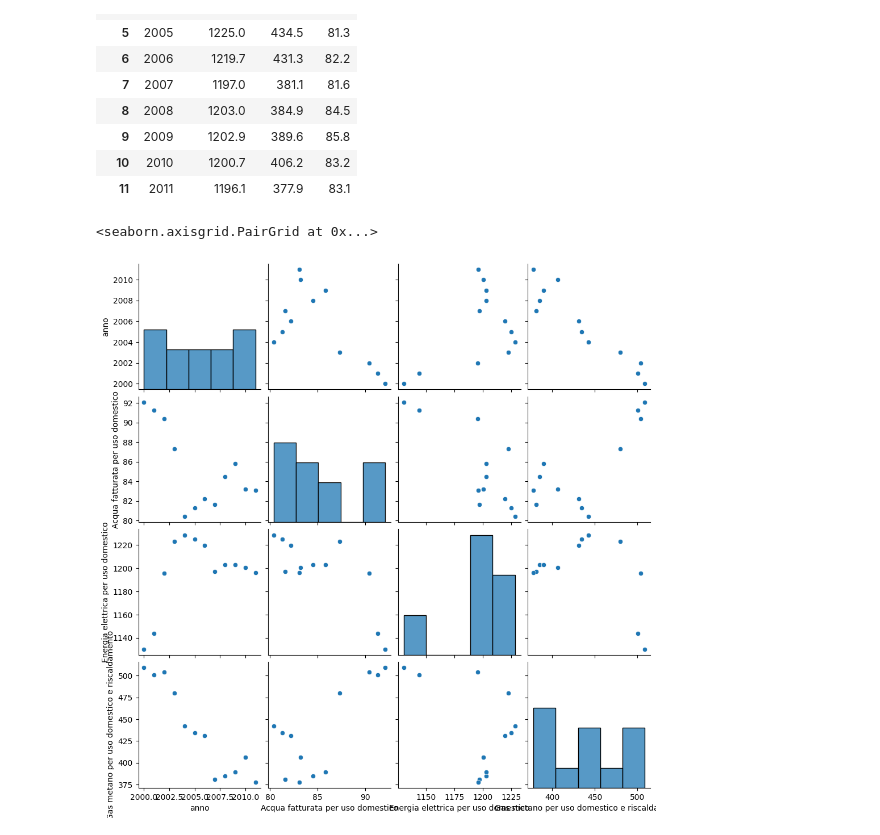
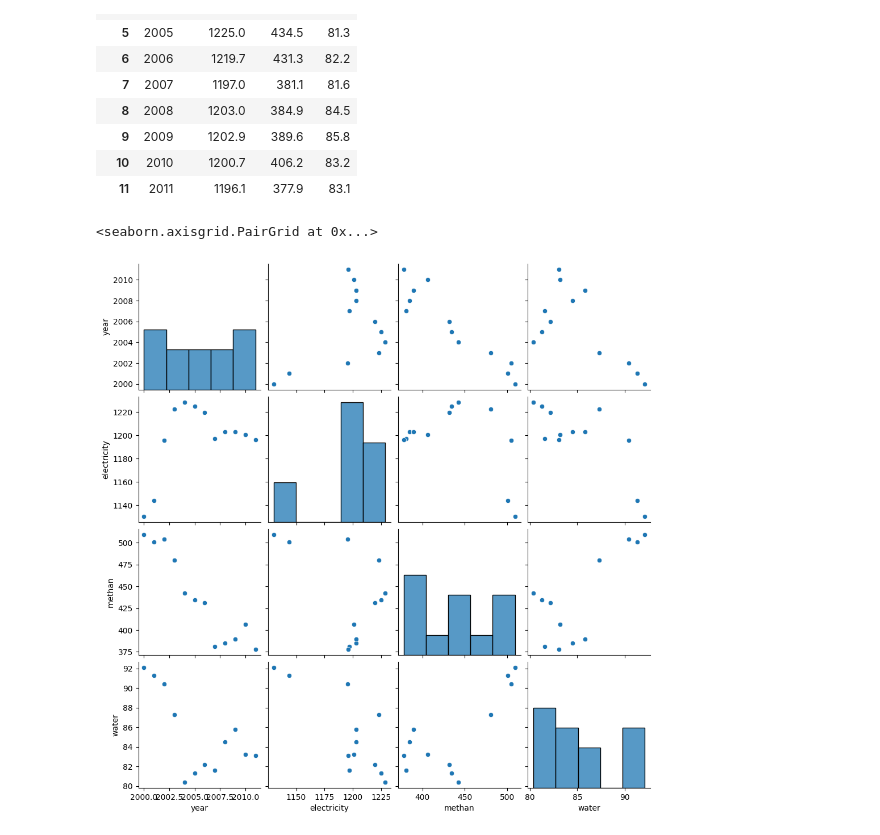
Before and after one commit to noiseOnTheNet/python-post023_jupyter_analitics, a Jupyter notebook: doc/Part_5.ipynb, the cells around one changed output. Saved outputs shown, nothing was run; the diff lists cells and outputs as text; code cells hidden in the pictures.

```diff
--- a/doc/Part_5.ipynb
+++ b/doc/Part_5.ipynb
@@ -69,8 +69,8 @@ cons2
 | 11 | 2011 | 1196.1 | 377.9 | 83.1 |
 # %%
 import seaborn as sns
-sns.pairplot(consumo2)
+sns.pairplot(cons2)
 # %% [output]
 <seaborn.axisgrid.PairGrid at 0x...>
-[figure, old version]
+[figure, new version]
 # %%
```
Also changed, not shown: parts of 4 cells of this notebook, 1 other file.
